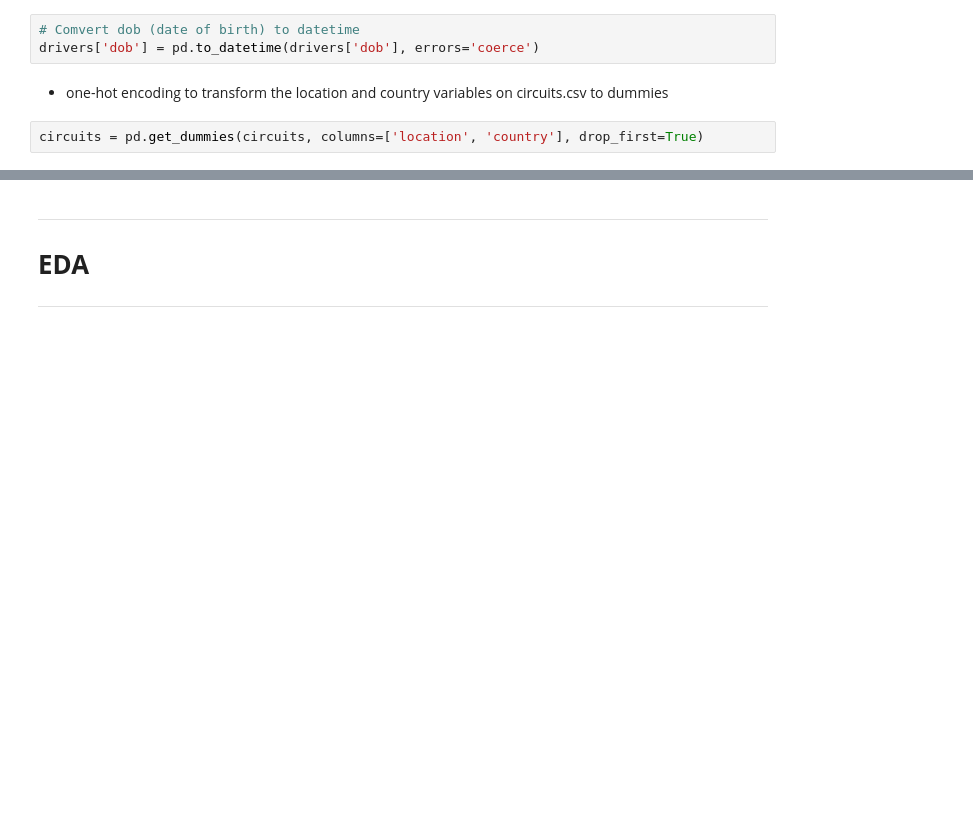
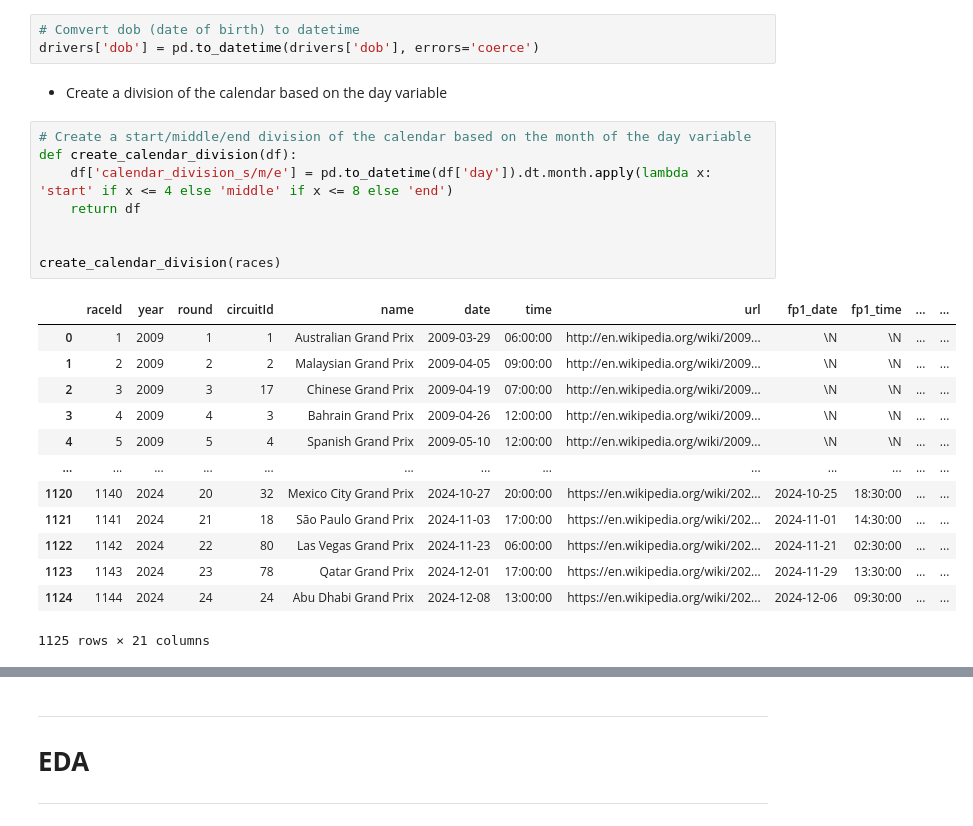
Before and after one commit to MiguelAnt17/f1_predictions, a Jupyter notebook: extract_data.ipynb, the cells around one changed output, grey strips where cells are left out. Saved outputs shown, nothing was run; the diff lists cells and outputs as text; blank space fills up the shorter version.

```diff
--- a/extract_data.ipynb
+++ b/extract_data.ipynb
@@ -316,7 +320,27 @@ create_calendar_interval_and_momento_of_day(races)
 # %%
 # Comvert dob (date of birth) to datetime
 drivers['dob'] = pd.to_datetime(drivers['dob'], errors='coerce')
-# %% [markdown]
-- one-hot encoding to transform the location and country variables on circuits.csv to dummies
-# %%
-circuits = pd.get_dummies(circuits, columns=['location', 'country'], drop_first=True)
+# %% [markdown]
+- Create a division of the calendar based on the day variable
+# %%
+# Create a start/middle/end division of the calendar based on the month of the day variable
+def create_calendar_division(df):
+    df['calendar_division_s/m/e'] = pd.to_datetime(df['day']).dt.month.apply(lambda x: 'start' if x <= 4 else 'middle' if x <= 8 else 'end')
+    return df
+
+
+create_calendar_division(races)
+# %% [output]
+|  | raceId | year | round | circuitId | name | date | time | url | fp1_date | fp1_time | ... | ... |
+| 0 | 1 | 2009 | 1 | 1 | Australian Grand Prix | 2009-03-29 | 06:00:00 | http://en.wikipedia.org/wiki/2009... | \N | \N | ... | ... |
+| 1 | 2 | 2009 | 2 | 2 | Malaysian Grand Prix | 2009-04-05 | 09:00:00 | http://en.wikipedia.org/wiki/2009... | \N | \N | ... | ... |
+| 2 | 3 | 2009 | 3 | 17 | Chinese Grand Prix | 2009-04-19 | 07:00:00 | http://en.wikipedia.org/wiki/2009... | \N | \N | ... | ... |
+| 3 | 4 | 2009 | 4 | 3 | Bahrain Grand Prix | 2009-04-26 | 12:00:00 | http://en.wikipedia.org/wiki/2009... | \N | \N | ... | ... |
+| 4 | 5 | 2009 | 5 | 4 | Spanish Grand Prix | 2009-05-10 | 12:00:00 | http://en.wikipedia.org/wiki/2009... | \N | \N | ... | ... |
+| ... | ... | ... | ... | ... | ... | ... | ... | ... | ... | ... | ... | ... |
+| 1120 | 1140 | 2024 | 20 | 32 | Mexico City Grand Prix | 2024-10-27 | 20:00:00 | https://en.wikipedia.org/wiki/202... | 2024-10-25 | 18:30:00 | ... | ... |
+| 1121 | 1141 | 2024 | 21 | 18 | São Paulo Grand Prix | 2024-11-03 | 17:00:00 | https://en.wikipedia.org/wiki/202... | 2024-11-01 | 14:30:00 | ... | ... |
+| 1122 | 1142 | 2024 | 22 | 80 | Las Vegas Grand Prix | 2024-11-23 | 06:00:00 | https://en.wikipedia.org/wiki/202... | 2024-11-21 | 02:30:00 | ... | ... |
+| 1123 | 1143 | 2024 | 23 | 78 | Qatar Grand Prix | 2024-12-01 | 17:00:00 | https://en.wikipedia.org/wiki/202... | 2024-11-29 | 13:30:00 | ... | ... |
+| 1124 | 1144 | 2024 | 24 | 24 | Abu Dhabi Grand Prix | 2024-12-08 | 13:00:00 | https://en.wikipedia.org/wiki/202... | 2024-12-06 | 09:30:00 | ... | ... |
+1125 rows × 21 columns
```
Also changed, not shown: parts of 13 cells of this notebook.
